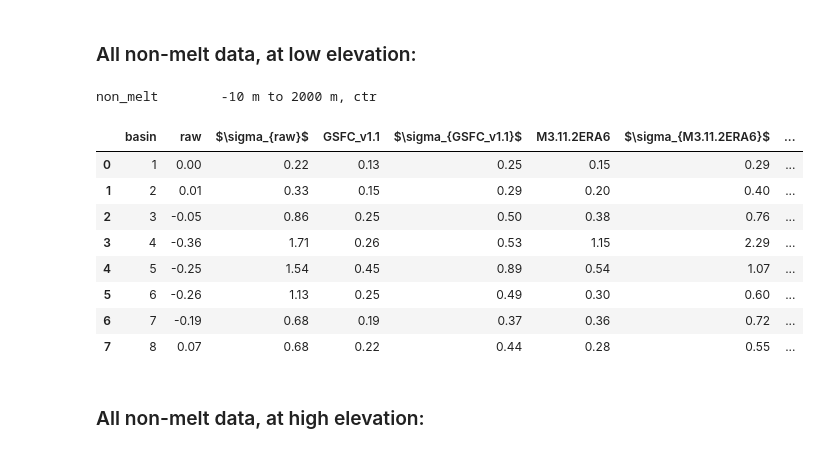
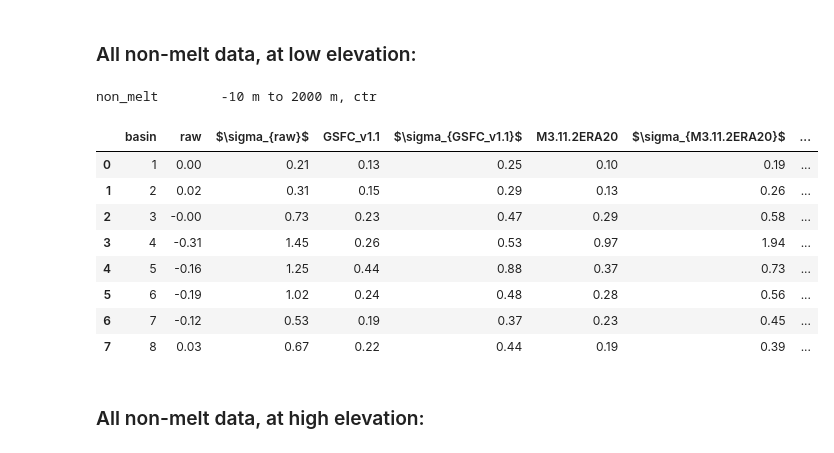
Before and after one commit to tsutterley/SMBcorr, a Jupyter notebook: notebooks/firn_dh_plots_agg.ipynb, the cells around one changed output. Drawn from its saved outputs; the diff is of its cells as text; code cells hidden in the pictures.

```diff
--- a/notebooks/firn_dh_plots_agg.ipynb
+++ b/notebooks/firn_dh_plots_agg.ipynb
@@ -93,8 +121,8 @@ for count, model in enumerate(models):
                 els = np.floor(Dsub.basin)==basin
                 els &= (Dsub.h0 > h_range[0])
                 els &= (Dsub.h0 < h_range[1])
-                els &= np.isfinite(Dsub.dh_corr)
+                els &= np.isfinite(Dsub.corrected)
                 Dsub=Dsub[els]
-                pct[epoch][model][h_range]['raw'][basin-1,:]=ss.scoreatpercentile(Dsub.dh, percentiles)
-                pct[epoch][model][h_range]['corr'][basin-1,:]=ss.scoreatpercentile(Dsub.dh_corr, percentiles)
+                pct[epoch][model][h_range]['raw'][basin-1,:]=ss.scoreatpercentile(Dsub.data, percentiles)
+                pct[epoch][model][h_range]['corr'][basin-1,:]=ss.scoreatpercentile(Dsub.corrected, percentiles)
                 pct[epoch][model][h_range]['count'][basin-1]=Dsub.size
@@ -133,7 +141,7 @@ for count, model in enumerate(models):
                 els = np.floor(Dsub.basin)==basin
                 els &= (Dsub.h0 > h_range[0])
                 els &= (Dsub.h0 < h_range[1])
-                els &= np.isfinite(Dsub.dh_corr)
+                els &= np.isfinite(Dsub.corrected)
                 Dsub=Dsub[els]
                 melt_days = ( ((Dsub.t0 < melt_season[0] ) & (Dsub.t1 > melt_season[0]) ) *(Dsub.t1-melt_season[0]) + \
                 ((Dsub.t0 > melt_season[0] ) & (Dsub.t1 < melt_season[1]) )*(Dsub.t1-Dsub.t0) + \
@@ -142,16 +150,16 @@ for count, model in enumerate(models):
                 non_melt_data += [Dsub[melt_days < 7 ]]
                 all_data += [Dsub]
             temp=pc.data().from_list(melt_data)
-            pct['melt'][model][h_range]['raw'][basin-1,:] = ss.scoreatpercentile(temp.dh, percentiles)
-            pct['melt'][model][h_range]['corr'][basin-1,:] = ss.scoreatpercentile(temp.dh_corr, percentiles)
+            pct['melt'][model][h_range]['raw'][basin-1,:] = ss.scoreatpercentile(temp.data, percentiles)
+            pct['melt'][model][h_range]['corr'][basin-1,:] = ss.scoreatpercentile(temp.corrected, percentiles)
             pct['melt'][model][h_range]['count'][basin-1]=temp.size
             temp=pc.data().from_list(non_melt_data)
-            pct['non_melt'][model][h_range]['raw'][basin-1,:] = ss.scoreatpercentile(temp.dh, percentiles)
-            pct['non_melt'][model][h_range]['corr'][basin-1,:] = ss.scoreatpercentile(temp.dh_corr, percentiles)
+            pct['non_melt'][model][h_range]['raw'][basin-1,:] = ss.scoreatpercentile(temp.data, percentiles)
+            pct['non_melt'][model][h_range]['corr'][basin-1,:] = ss.scoreatpercentile(temp.corrected, percentiles)
             pct['non_melt'][model][h_range]['count'][basin-1]=temp.size
             temp=pc.data().from_list(all_data)
-            pct['all'][model][h_range]['raw'][basin-1,:] = ss.scoreatpercentile(temp.dh, percentiles)
-            pct['all'][model][h_range]['corr'][basin-1,:] = ss.scoreatpercentile(temp.dh_corr, percentiles)
+            pct['all'][model][h_range]['raw'][basin-1,:] = ss.scoreatpercentile(temp.data, percentiles)
+            pct['all'][model][h_range]['corr'][basin-1,:] = ss.scoreatpercentile(temp.corrected, percentiles)
             pct['all'][model][h_range]['count'][basin-1]=temp.size
 # %%
 {basin:pct['melt'][model][h_ranges[0]]['count'][basin-1]/pct['non_melt'][model][h_ranges[0]]['count'][basin-1] for basin in basins}
@@ -177,17 +185,17 @@ models
 # %%
 
 sn={'raw':'raw',
-        'GSFC_fdm_v1_1_zsurf':'GSFC_v1.1',
+        'GSFC_fdm_v1_1':'GSFC_v1.1',
 #        'MARv3_11_ERA_zsurf':'M3.11ERA.15',
-        'MARv3_11_2_ERA_6km_zsurf':'M3.11.2ERA6',
-#        'MARv3_11_2_ERA_20km_zsurf':'M3.11.2ERA20',
-       'MARv3_11_2_NCEP_20km_zsurf':'M311.2NC20'
+        'MARv3_11_2_ERA_6km':'M3.11.2ERA6',
+        'MARv3_11_2_ERA_20km':'M3.11.2ERA20',
+       'MARv3_11_2_NCEP_20km':'M311.2NC20'
         ''}
 
 
 sigma_sn={model:f'$\sigma_{{{sn[model]}}}$' for model in sn.keys()}
 # %%
-def all_basin_stats(pct, epoch, h_range, var):
+def all_basin_stats(pct, models, epoch, h_range, var):
     if var=='lt_tail':
         p1=1
         p0=0
@@ -197,13 +205,6 @@ def all_basin_stats(pct, epoch, h_range, var):
     elif var == 'rt_tail':
         p1=4
         p0=3
-
-    #models=['GSFC_fdm_v1_zsurf', 'MARv3_11_ERA_zsurf', 'MARv3_11_2_ERA_10km_zsurf',
-    # 'MARv3_11_2_ERA_20km_zsurf',
-    # 'MARv3_11_2_NCEP_20km_zsurf']
-    models=['GSFC_fdm_v1_1_zsurf',  'MARv3_11_2_ERA_6km_zsurf',
-       'MARv3_11_2_NCEP_20km_zsurf']
-
 
     #short names
 
@@ -221,12 +222,12 @@ def all_basin_stats(pct, epoch, h_range, var):
     str1='basin\t raw'
     str2='\t \t'
     for model in models:
-        m=re.compile('(.*)_(..km)_zsurf').search(model)
+        m=re.compile('(.*)_(\d+km)').search(model)
         if m is not None:
             str1 += f'\t {m.group(1)}'
             str2 += f'\t {m.group(2)}'
         else:
-            str1 += f'\t {model.replace("_zsurf","")}'
+            str1 += f'\t {model}'
             str2 += '\t 15km'
 
     print(f'{epoch}\t{h_range[0]} m to {h_range[1]} m, {var}')
@@ -392,22 +393,22 @@ melt    -10 m to 2000 m, ctr
 # %% [markdown]
 ### All non-melt data, at low elevation:
 # %%
-df=all_basin_stats(pct, 'non_melt', h_ranges[0],'ctr')
+df=all_basin_stats(pct, models, 'non_melt', h_ranges[0],'ctr')
 df.style.set_precision(2).apply(highlight_minabs, axis=1, subset=[sn[model] for model in sn.keys()])\
     .apply(highlight_minabs, color='orange', axis=1, subset=[sigma_sn[model] for model in sn.keys()])\
     .apply(bold_abs_lt_first, axis=1, subset=[sn[model] for model in sn.keys()])\
     .apply(bold_abs_lt_first, axis=1, subset=[sigma_sn[model] for model in sn.keys()])
 # %% [output]
 non_melt        -10 m to 2000 m, ctr
-|  | basin | raw | $\sigma_{raw}$ | GSFC_v1.1 | $\sigma_{GSFC_v1.1}$ | M3.11.2ERA6 | $\sigma_{M3.11.2ERA6}$ | ... |
-| 0 | 1 | 0.00 | 0.22 | 0.13 | 0.25 | 0.15 | 0.29 | ... |
-| 1 | 2 | 0.01 | 0.33 | 0.15 | 0.29 | 0.20 | 0.40 | ... |
-| 2 | 3 | -0.05 | 0.86 | 0.25 | 0.50 | 0.38 | 0.76 | ... |
-| 3 | 4 | -0.36 | 1.71 | 0.26 | 0.53 | 1.15 | 2.29 | ... |
-| 4 | 5 | -0.25 | 1.54 | 0.45 | 0.89 | 0.54 | 1.07 | ... |
-| 5 | 6 | -0.26 | 1.13 | 0.25 | 0.49 | 0.30 | 0.60 | ... |
-| 6 | 7 | -0.19 | 0.68 | 0.19 | 0.37 | 0.36 | 0.72 | ... |
-| 7 | 8 | 0.07 | 0.68 | 0.22 | 0.44 | 0.28 | 0.55 | ... |
+|  | basin | raw | $\sigma_{raw}$ | GSFC_v1.1 | $\sigma_{GSFC_v1.1}$ | M3.11.2ERA20 | $\sigma_{M3.11.2ERA20}$ | ... |
+| 0 | 1 | 0.00 | 0.21 | 0.13 | 0.25 | 0.10 | 0.19 | ... |
+| 1 | 2 | 0.02 | 0.31 | 0.15 | 0.29 | 0.13 | 0.26 | ... |
+| 2 | 3 | -0.00 | 0.73 | 0.23 | 0.47 | 0.29 | 0.58 | ... |
+| 3 | 4 | -0.31 | 1.45 | 0.26 | 0.53 | 0.97 | 1.94 | ... |
+| 4 | 5 | -0.16 | 1.25 | 0.44 | 0.88 | 0.37 | 0.73 | ... |
+| 5 | 6 | -0.19 | 1.02 | 0.24 | 0.48 | 0.28 | 0.56 | ... |
+| 6 | 7 | -0.12 | 0.53 | 0.19 | 0.37 | 0.23 | 0.45 | ... |
+| 7 | 8 | 0.03 | 0.67 | 0.22 | 0.44 | 0.19 | 0.39 | ... |
 # %% [markdown]
 ### All non-melt data, at high elevation:
 # %%
```
Also changed, not shown: parts of 24 cells of this notebook, 1 other file.
